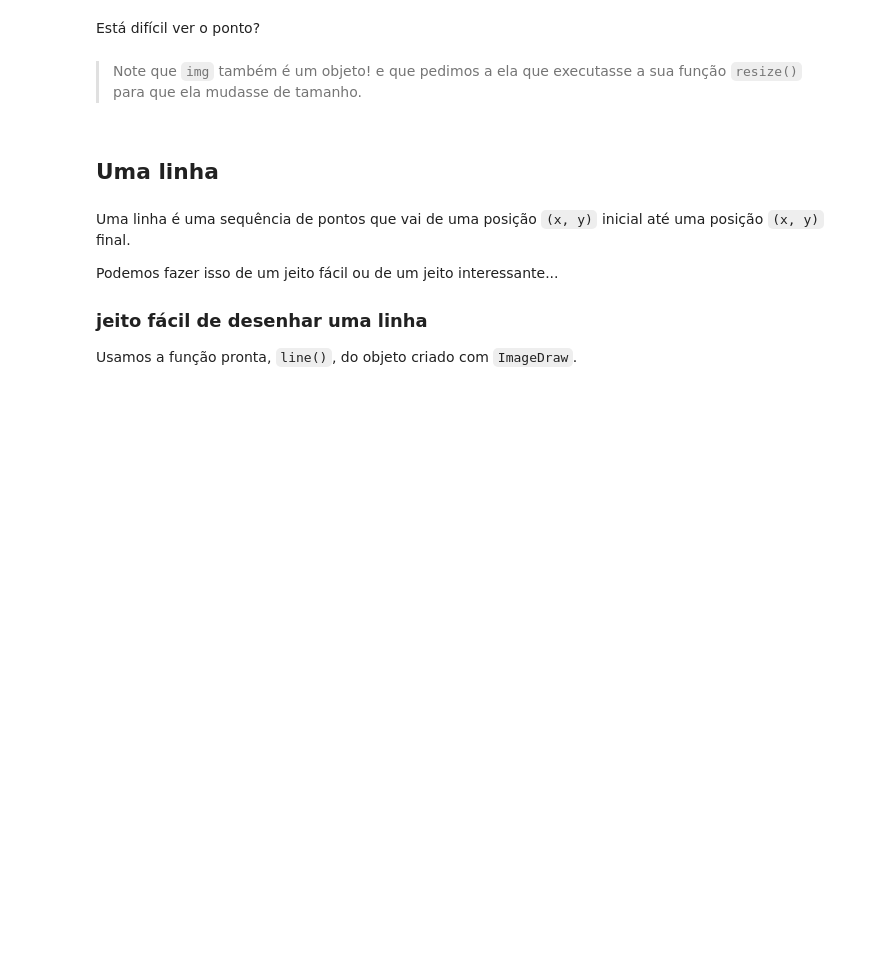
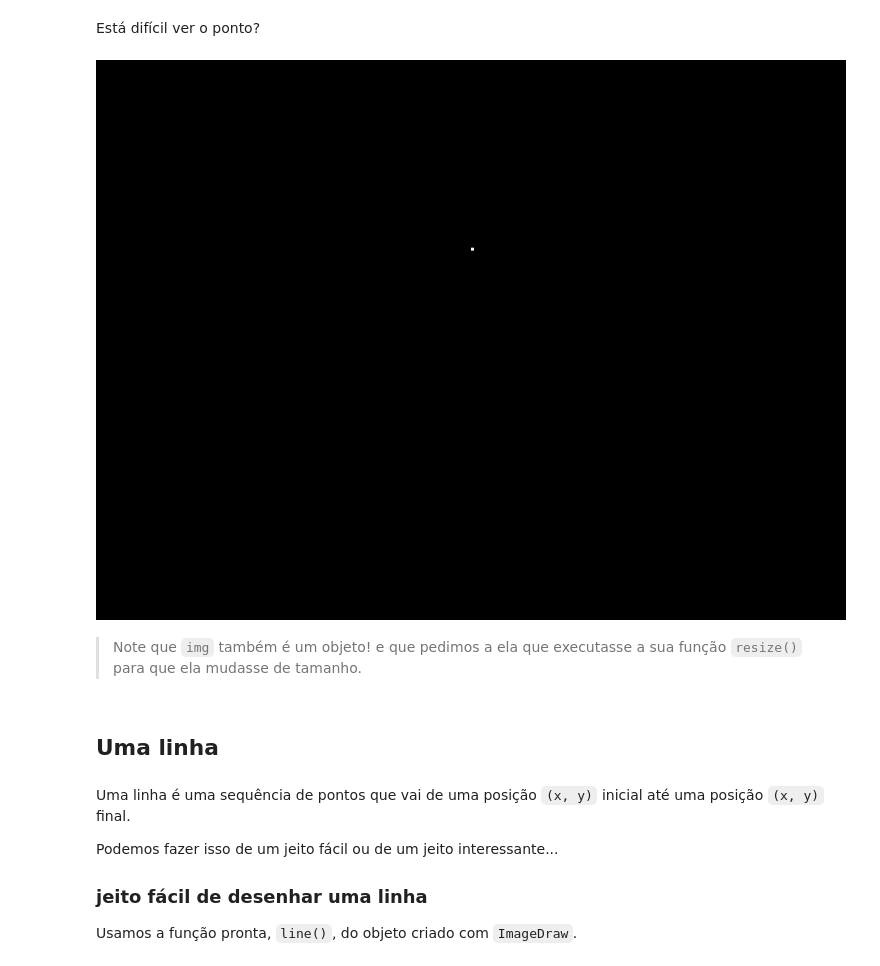
Before and after one commit to grzzr/oficinapy01, a Jupyter notebook: 20220812_Oficina.ipynb, the cells around one changed output. Drawn from its saved outputs; the diff is of its cells as text; code cells hidden in the pictures; blank space fills up the shorter version.

```diff
--- a/20220812_Oficina.ipynb
+++ b/20220812_Oficina.ipynb
@@ -227,7 +237,9 @@ img
 # %% [markdown]
 Está difícil ver o ponto?
 # %%
-img.resize((768,573))
+img.resize((768,573),Image.Resampling.BOX)
+# %% [output]
+[figure, added]
 # %% [markdown]
 > Note que <code>img</code> também é um objeto! e que pedimos a ela que executasse a sua função <code>resize()</code> para que ela mudasse de tamanho.
 # %% [markdown]
```
Also changed, not shown: parts of 9 cells of this notebook.
